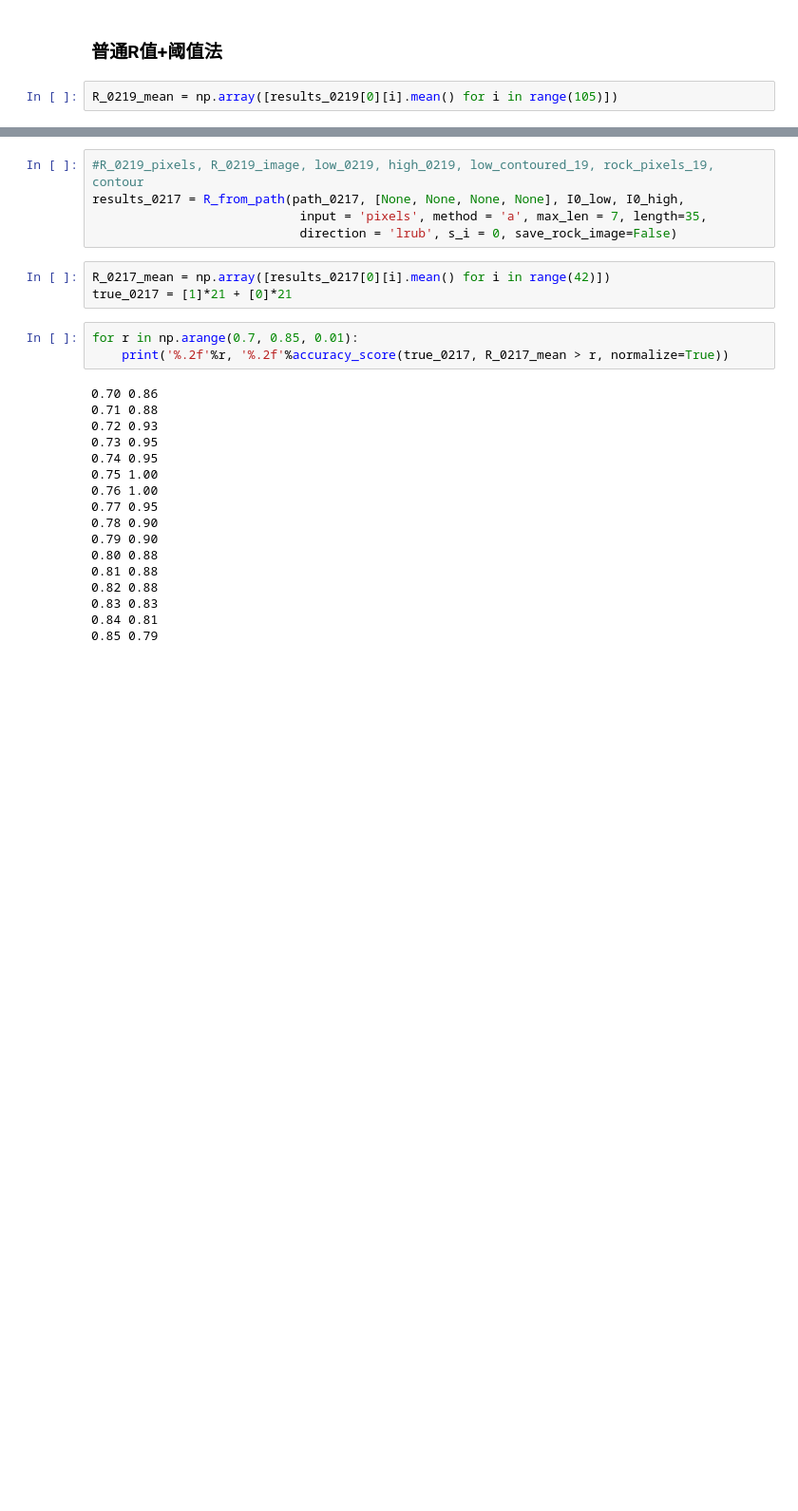
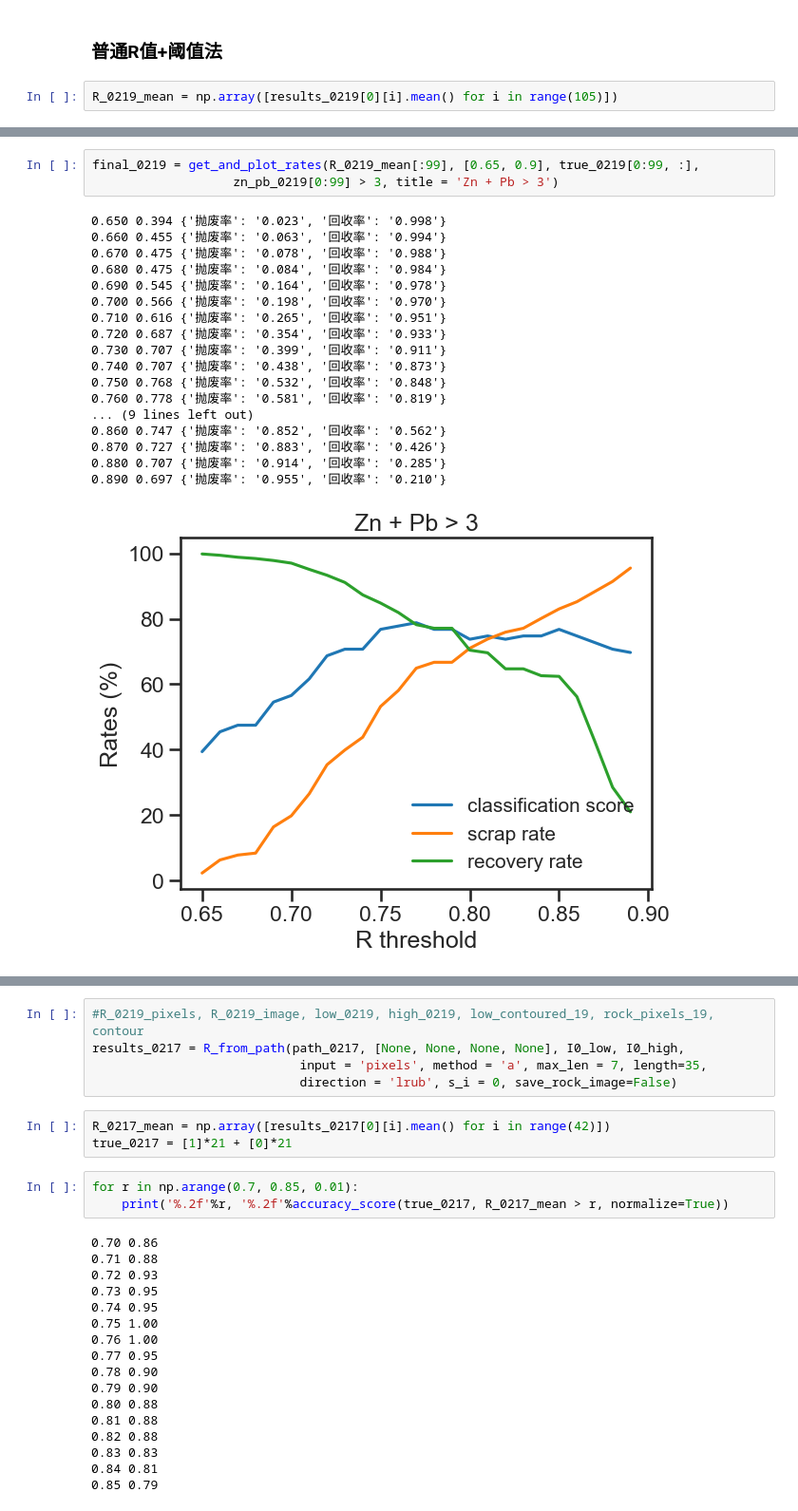
Before and after one commit to yaojian95/jt_ore_sorting, a Jupyter notebook: R_trying.ipynb, the cells around one changed output, grey strips where cells are left out. Shown at 95% size. Saved outputs shown, nothing was run; the diff lists cells and outputs as text; blank space fills up the shorter version.

```diff
--- a/R_trying.ipynb
+++ b/R_trying.ipynb
@@ -446,0 +456,22 @@ def get_and_plot_rates(R_mean, range, true, condition, title, count_Fe = False):
+# %%
+final_0219 = get_and_plot_rates(R_0219_mean[:99], [0.65, 0.9], true_0219[0:99, :],
+                   zn_pb_0219[0:99] > 3, title = 'Zn + Pb > 3')
+# %% [output]
+0.650 0.394 {'抛废率': '0.023', '回收率': '0.998'}
+0.660 0.455 {'抛废率': '0.063', '回收率': '0.994'}
+0.670 0.475 {'抛废率': '0.078', '回收率': '0.988'}
+0.680 0.475 {'抛废率': '0.084', '回收率': '0.984'}
+0.690 0.545 {'抛废率': '0.164', '回收率': '0.978'}
+0.700 0.566 {'抛废率': '0.198', '回收率': '0.970'}
+0.710 0.616 {'抛废率': '0.265', '回收率': '0.951'}
+0.720 0.687 {'抛废率': '0.354', '回收率': '0.933'}
+0.730 0.707 {'抛废率': '0.399', '回收率': '0.911'}
+0.740 0.707 {'抛废率': '0.438', '回收率': '0.873'}
+0.750 0.768 {'抛废率': '0.532', '回收率': '0.848'}
+0.760 0.778 {'抛废率': '0.581', '回收率': '0.819'}
+... (9 lines left out)
+0.860 0.747 {'抛废率': '0.852', '回收率': '0.562'}
+0.870 0.727 {'抛废率': '0.883', '回收率': '0.426'}
+0.880 0.707 {'抛废率': '0.914', '回收率': '0.285'}
+0.890 0.697 {'抛废率': '0.955', '回收率': '0.210'}
+[figure, added]
```
Also changed, not shown: parts of 22 cells of this notebook, 2 other files.
